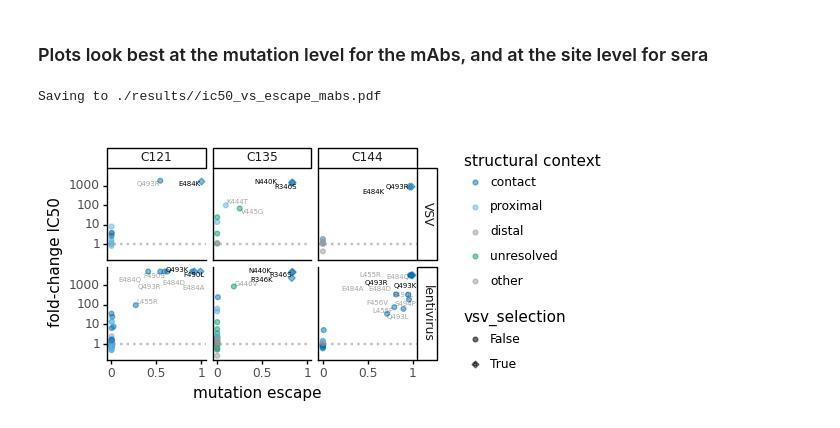
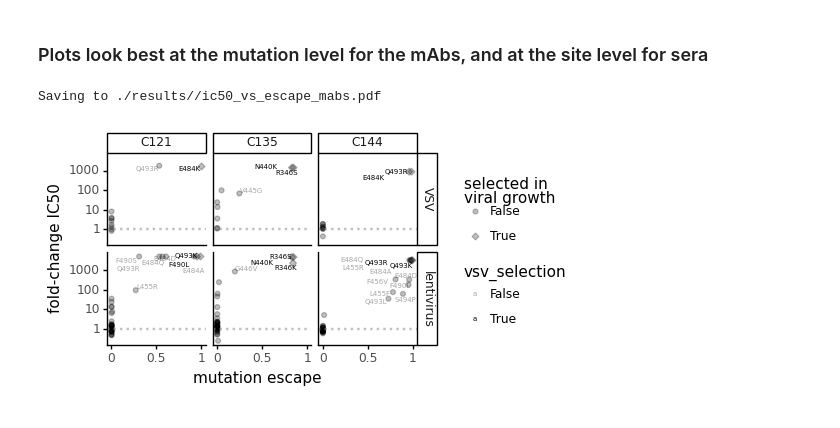
Before and after one commit to jbloomlab/SARS-CoV-2-RBD_MAP_Rockefeller, a Jupyter notebook: experimental_data/neutralization_plots.ipynb, the cells around one changed output. Saved outputs shown, nothing was run; the diff lists cells and outputs as text; code cells hidden in the pictures.

```diff
--- a/experimental_data/neutralization_plots.ipynb
+++ b/experimental_data/neutralization_plots.ipynb
@@ -279,46 +280,46 @@ p = (ggplot(escape_fc
             .query('antibody in @antibodies')
             .assign(antibody=lambda x: pd.Categorical(x['antibody'], antibodies, ordered=True))
            ) +
-     aes(x='mut_escape', y='fold_change', color='site_category', shape='vsv_selection') +
-     geom_jitter(alpha=0.5) +
+     aes(x='mut_escape', y='fold_change', shape='vsv_selection') + #color='site_category',
+     geom_jitter(alpha=0.25) +
      geom_hline(yintercept=1, linetype='dotted', size=1, alpha=0.6, color=CBPALETTE[0]) +
      geom_text(data=(escape_fc
                      .query('antibody in @antibodies')
                      .assign(antibody=lambda x: pd.Categorical(x['antibody'], antibodies, ordered=True))
                      .query(f"(mut_escape>{mut_escape_min})")
                     ),
                mapping=aes(label='mutant',alpha='vsv_selection'),
                color='black',
                size=5,
                adjust_text={'expand_points': (1.05, 1.05),
                             'expand_text': (1.05, 1.05)},
                ) +
 #      facet_wrap('virus_type~antibody', ncol=3) +
      facet_grid('virus_type~antibody') +
      scale_x_continuous(breaks=[0, 0.5, 1], name='mutation escape') +
      scale_y_log10(name='fold-change IC50') +
      theme_classic() +
      theme(figure_size=(4,2.5),
           ) +
      xlab('mutation escape')+
-     scale_color_manual(values=[CBPALETTE[5], CBPALETTE[2], CBPALETTE[0], CBPALETTE[3], CBPALETTE[0]],
-                        #values=[CBPALETTE[6], CBPALETTE[7], CBPALETTE[0], CBPALETTE[1], CBPALETTE[0]],
-                            name='structural context') +
-     scale_shape_manual(values=['o','D']) +
+#      scale_color_manual(values=[CBPALETTE[5], CBPALETTE[2], CBPALETTE[0], CBPALETTE[3], CBPALETTE[0]],
+#                         #values=[CBPALETTE[6], CBPALETTE[7], CBPALETTE[0], CBPALETTE[1], CBPALETTE[0]],
+#                             name='structural context') +
+     scale_shape_manual(values=['o','D'], name='selected in\nviral growth') +
      scale_alpha_manual(values=[0.35, 1])
 #      +
 #      ggtitle(f'{virus} system')
     )
 
 _ = p.draw()
 
 # plotfile = f'{resultsdir}/ic50_vs_escape_mabs_{virus}.pdf'
 plotfile = f'{resultsdir}/ic50_vs_escape_mabs.pdf'
 print(f"Saving to {plotfile}")
 p.save(plotfile, verbose=False)
 # %% [output]
 Saving to ./results//ic50_vs_escape_mabs.pdf
-[figure, old version]
+[figure, new version]
 # %%
 # make site level plots for sera
 p = (ggplot(escape_fc
```
Also changed, not shown: parts of 2 cells of this notebook, 5 other files.
